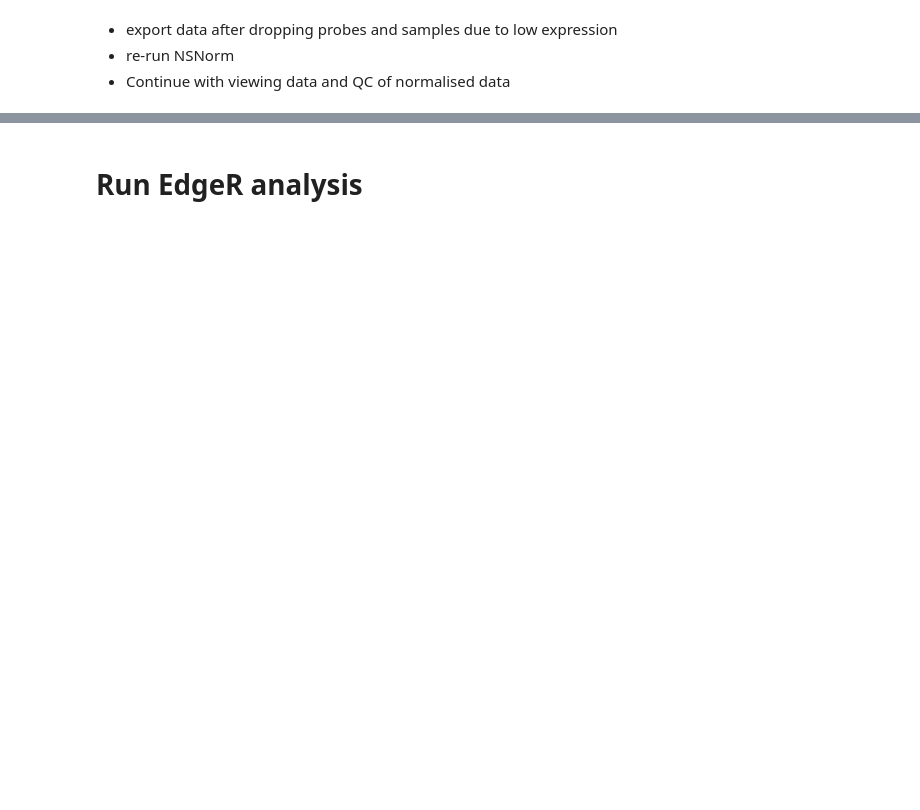
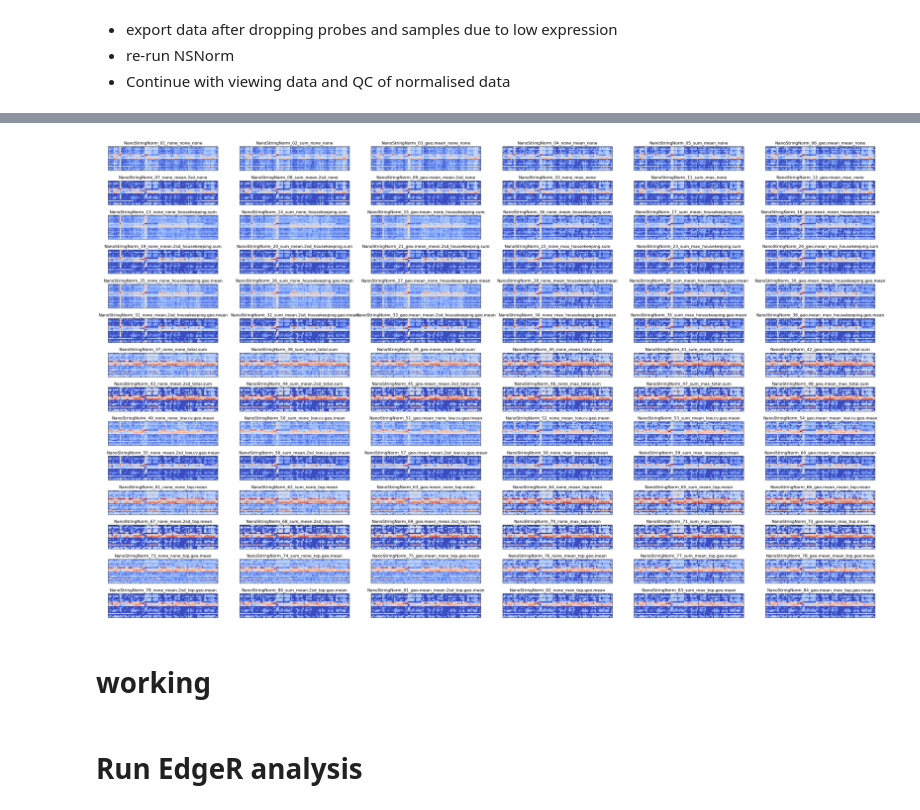
Before and after one commit to kyleupton/DSP_EDA_Protein, a Jupyter notebook: 240122_DSP_nCounter_Protein_Post-Norm_EDA.ipynb, the cells around one changed output, grey strips where cells are left out. Cells and saved outputs as stored; diff of their text form; code cells hidden in the pictures; blank space fills up the shorter version.

```diff
--- a/240122_DSP_nCounter_Protein_Post-Norm_EDA.ipynb
+++ b/240122_DSP_nCounter_Protein_Post-Norm_EDA.ipynb
@@ -439,0 +346,25 @@ Execution halted
+# %%
+files = os.listdir(os.path.join(normDir, 'NSNormDropped'))
+files = sorted(files)
+# %%
+width = 6
+height = 14
+
+fig, axs = plt.subplots(height, width, figsize=[40,25])
+# fig.suptitle('Nanostring Normalisation heatmaps')
+for y in range(height):
+    for x in range(width):
+        fileIdx = x + y*width
+        tempDF = pd.read_csv(os.path.join(normDir, 'NSNorm',files[fileIdx]), index_col=0)
+#         axs[y][x].matshow(np.log2(tempDF + 1), aspect = 'auto', cmap='coolwarm')
+        axs[y][x].matshow(np.log2(tempDF.loc[probeOrder,sampleOrder] + 1), cmap='coolwarm')
+        axs[y][x].set_xticks([])
+        axs[y][x].set_yticks([])
+        axs[y][x].set_title(files[fileIdx][:-4])
+
+# plt.tight_layout()
+# fig.show()
+# %% [output]
+[figure, added]
+# %% [markdown]
+# working
```
Also changed, not shown: parts of 72 cells of this notebook, 7 other files.
